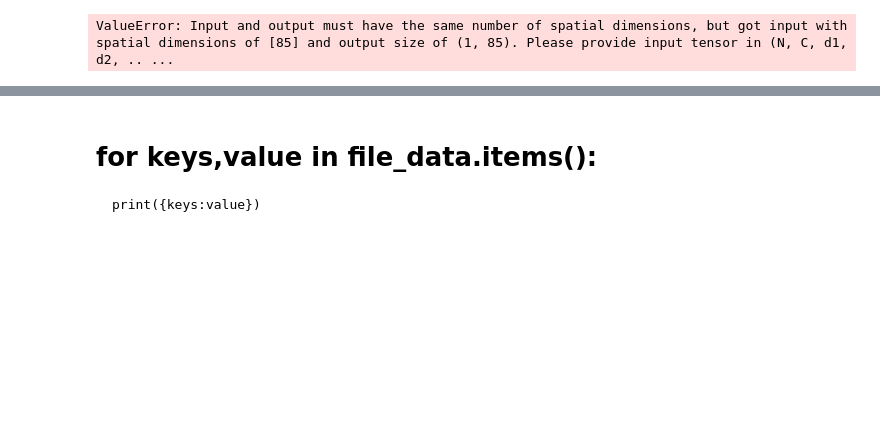
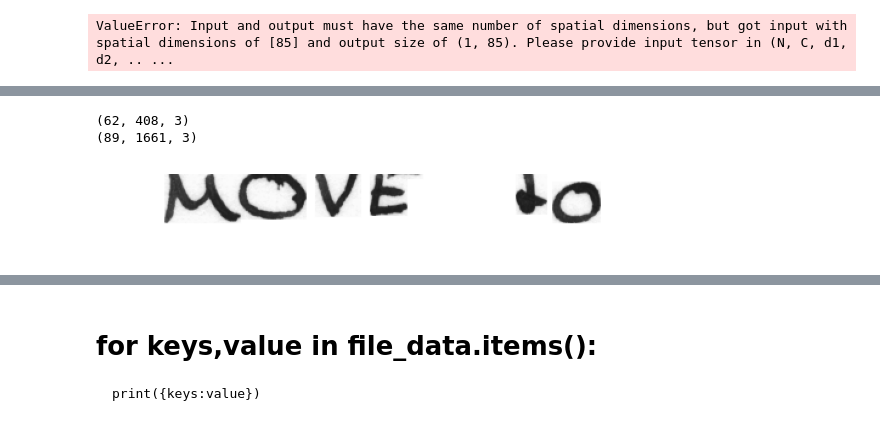
Before and after one commit to chashu2464/Content-and-Style-Aware-Generation-of-Text-Line-Images-for-Handwriting-Recognition, a Jupyter notebook: preprocessing_script.ipynb, the cells around one changed output, grey strips where cells are left out. Cells and saved outputs as stored; diff of their text form; code cells hidden in the pictures; blank space fills up the shorter version.

Commit message:
data split for train and test

```diff
--- a/preprocessing_script.ipynb
+++ b/preprocessing_script.ipynb
@@ -84,0 +74,21 @@ def xml_to_text(XML):
+# %%
+import matplotlib.pyplot as plt
+import matplotlib.image as mpimg
+from PIL import Image
+image_path="line_data/Images/a01/a01-000u/a01-000u-00.png"
+image=cv2.imread(image_path)
+x=51
+y=27
+h=768
+w=408
+cropped_image = image[y:y+h, x:x+w]
+print(cropped_image.shape)
+print(image.shape)
+# Display the image
+plt.imshow(cropped_image)
+plt.axis('off')  # Turn off axis
+plt.show()
+# %% [output]
+(62, 408, 3)
+(89, 1661, 3)
+[figure, added]
```
Also changed, not shown: parts of 16 cells of this notebook, 11 other files.
